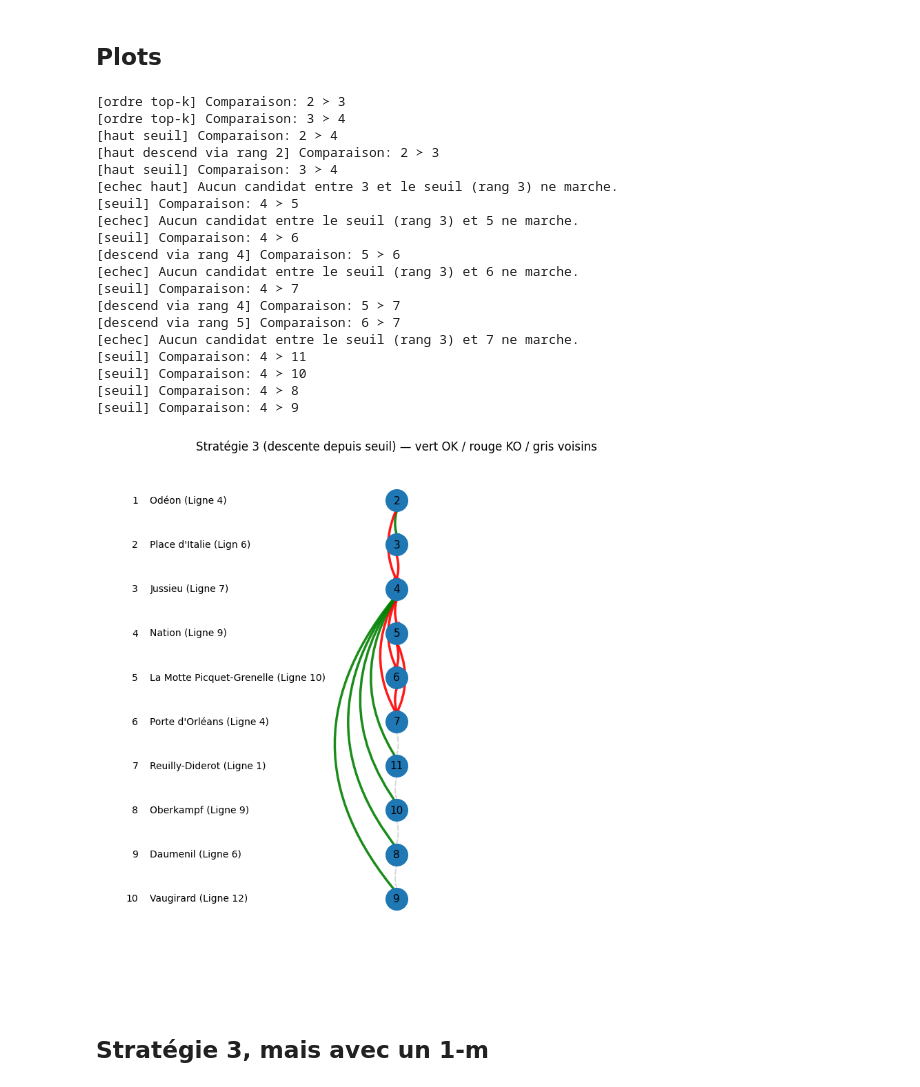
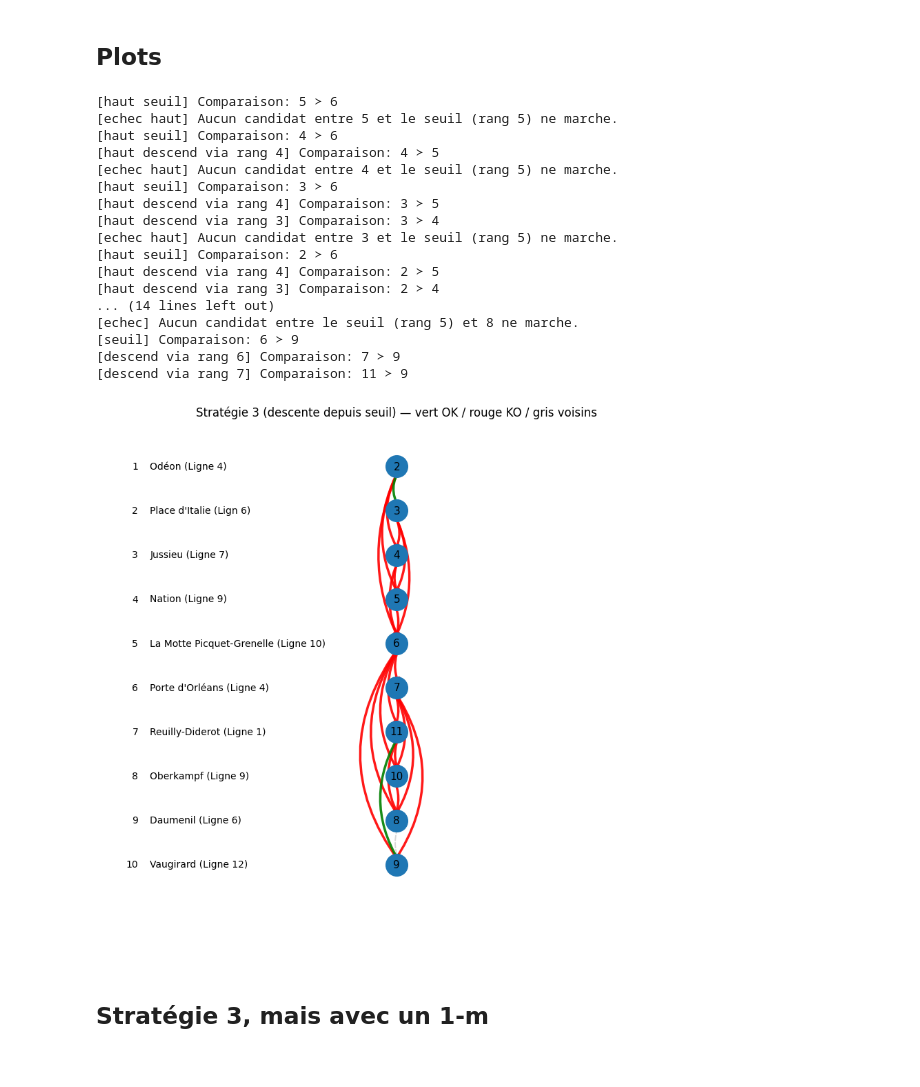
Before and after one commit to KarinaMusina44/SDP-optim, a Jupyter notebook: Projet_SDP_datasets.ipynb, the cells around one changed output. Saved outputs shown, nothing was run; the diff lists cells and outputs as text; code cells hidden in the pictures.

```diff
--- a/Projet_SDP_datasets.ipynb
+++ b/Projet_SDP_datasets.ipynb
@@ -494,13 +494,6 @@ def run_strategy_3_descend_from_threshold(
             print(f"{prefix}Comparaison: {a} ≻ {b}")
         return explain_pair(a, b, eps_zero=eps_zero, gurobi_output=gurobi_output)
 
-    # -------------------------
-    # 0) ordre interne top-k (base)
-    # -------------------------
-    # (on le garde: utile pour le plot + base de chaîne)
-    for a, b in zip(topk[:-1], topk[1:]):
-        results.append(compare_and_log(a, b, note="ordre top-k"))
-
     if top_k == 0:
         return results, set(), set()
 
@@ -516,13 +509,13 @@ def run_strategy_3_descend_from_threshold(
     connected_top = set()
     not_connected_top = set()
 
-    for i in range(0, top_k - 1):  # indices 0..k-2
+    for i in range(top_k-2, -1,-1):  # indices 0..k-2
         si = topk[i]
         found = False
 
         # candidats: seuil (k-1) puis i+1 ... jusqu'à k-2
         # (on "descend" depuis le bas de la zone top vers le seuil)
-        cand_indices = [top_k - 1] + list(range(i + 1, top_k - 1))
+        cand_indices = [top_k - 1] + list(range( top_k - 2,i,-1))
         for cand_idx in cand_indices:
             cand = topk[cand_idx]
             note = "seuil" if cand_idx == top_k - 1 else f"descend via rang {cand_idx+1}"
@@ -539,9 +532,7 @@ def run_strategy_3_descend_from_threshold(
             if verbose:
                 print(f"[echec haut] Aucun candidat entre {si} et le seuil (rang {top_k}) ne marche.")
 
-    # -------------------------
-    # 2) BAS: INCHANGÉ = ton algo 1
-    # -------------------------
+    # 2) BAS
     connected_rest = set()
     not_connected_rest = set()
 
@@ -607,41 +600,39 @@ Non connectés: {5, 6, 7}
 # %%
 strategy3d_results, connected_rest, not_connected_rest = run_strategy_3_descend_from_threshold(
     sorted_dataset=stations_ranked,
-    top_k=3,
+    top_k=5,
     eps_zero=0.0,
     gurobi_output=False,
     verbose=True
 )
 
 plot_strategy_graph(
     stations_ranked=stations_ranked,
     results=strategy3d_results,
     station_name_map=station_name_map,
     title="Stratégie 3 (descente depuis seuil) — vert OK / rouge KO / gris voisins",
     show_gray_neighbors=True,
     alternate_sides=True
 )
 # %% [output]
-[ordre top-k] Comparaison: 2 ≻ 3
-[ordre top-k] Comparaison: 3 ≻ 4
-[haut seuil] Comparaison: 2 ≻ 4
-[haut descend via rang 2] Comparaison: 2 ≻ 3
-[haut seuil] Comparaison: 3 ≻ 4
-[echec haut] Aucun candidat entre 3 et le seuil (rang 3) ne marche.
-[seuil] Comparaison: 4 ≻ 5
-[echec] Aucun candidat entre le seuil (rang 3) et 5 ne marche.
-[seuil] Comparaison: 4 ≻ 6
-[descend via rang 4] Comparaison: 5 ≻ 6
-[echec] Aucun candidat entre le seuil (rang 3) et 6 ne marche.
-[seuil] Comparaison: 4 ≻ 7
-[descend via rang 4] Comparaison: 5 ≻ 7
-[descend via rang 5] Comparaison: 6 ≻ 7
-[echec] Aucun candidat entre le seuil (rang 3) et 7 ne marche.
-[seuil] Comparaison: 4 ≻ 11
-[seuil] Comparaison: 4 ≻ 10
-[seuil] Comparaison: 4 ≻ 8
-[seuil] Comparaison: 4 ≻ 9
+[haut seuil] Comparaison: 5 ≻ 6
+[echec haut] Aucun candidat entre 5 et le seuil (rang 5) ne marche.
+[haut seuil] Comparaison: 4 ≻ 6
+[haut descend via rang 4] Comparaison: 4 ≻ 5
+[echec haut] Aucun candidat entre 4 et le seuil (rang 5) ne marche.
+[haut seuil] Comparaison: 3 ≻ 6
+[haut descend via rang 4] Comparaison: 3 ≻ 5
+[haut descend via rang 3] Comparaison: 3 ≻ 4
+[echec haut] Aucun candidat entre 3 et le seuil (rang 5) ne marche.
+[haut seuil] Comparaison: 2 ≻ 6
+[haut descend via rang 4] Comparaison: 2 ≻ 5
+[haut descend via rang 3] Comparaison: 2 ≻ 4
+... (14 lines left out)
+[echec] Aucun candidat entre le seuil (rang 5) et 8 ne marche.
+[seuil] Comparaison: 6 ≻ 9
+[descend via rang 6] Comparaison: 7 ≻ 9
+[descend via rang 7] Comparaison: 11 ≻ 9
-[figure, old version]
+[figure, new version]
 # %% [markdown]
 ## Stratégie 3, mais avec un 1-m
 # %% [markdown]
```
Also changed, not shown: parts of 1 cell of this notebook.
